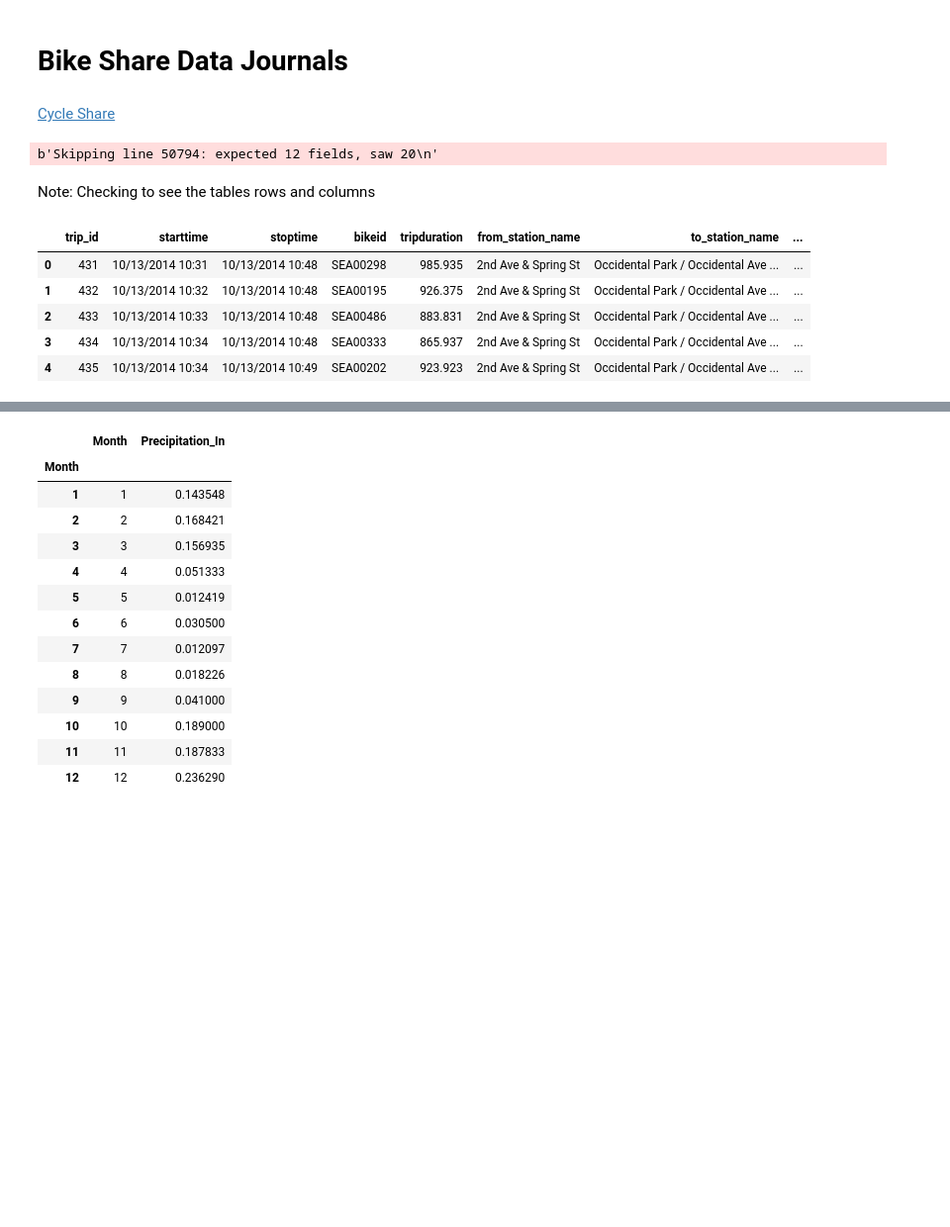
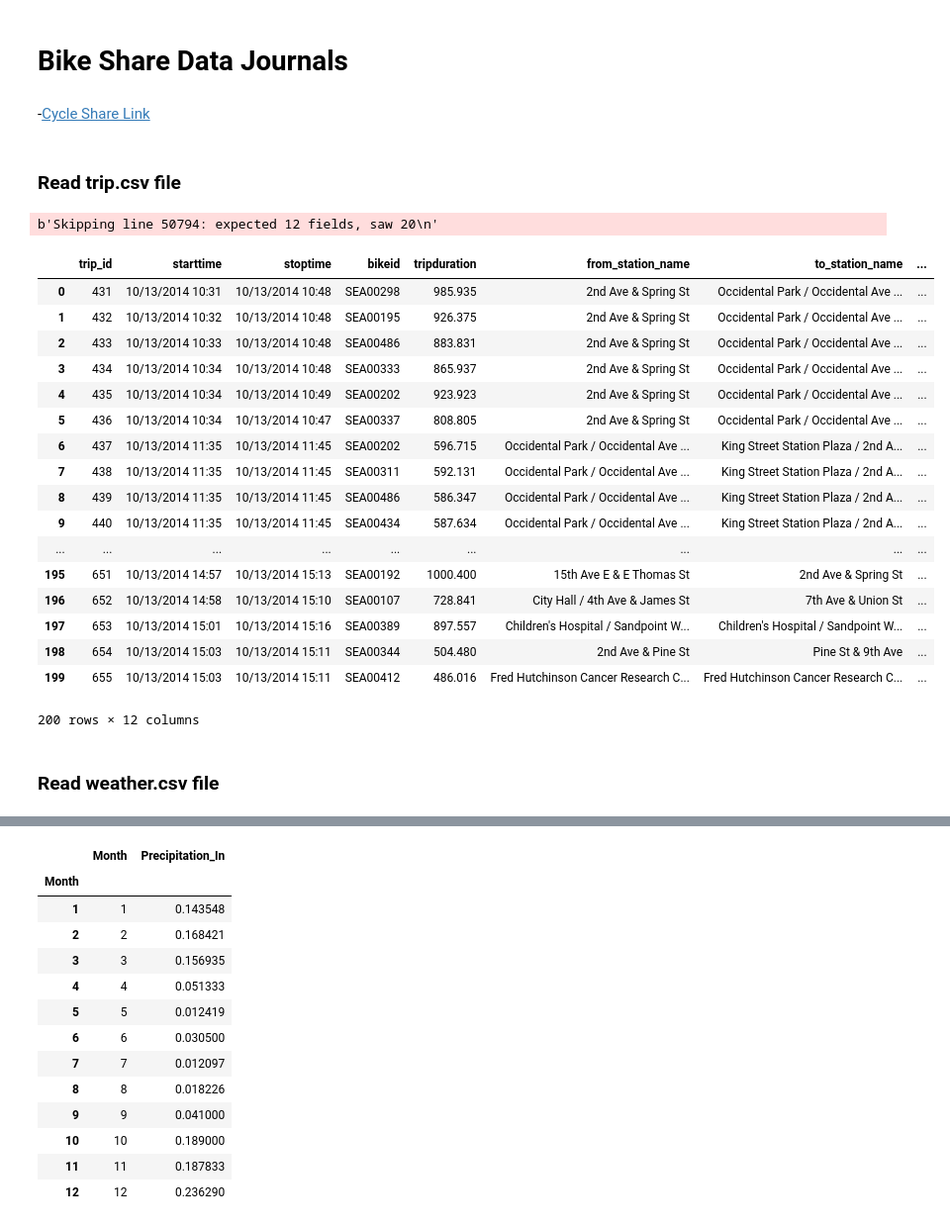
Before and after one commit to emd5/data_analysis, a Jupyter notebook: bike-stats.ipynb, the cells around one changed output, grey strips where cells are left out. Shown at 99% size. Saved outputs shown, nothing was run; the diff lists cells and outputs as text; code cells hidden in the pictures; blank space fills up the shorter version.

```diff
--- a/bike-stats.ipynb
+++ b/bike-stats.ipynb
@@ -1,7 +1,7 @@
 # %% [markdown]
 # Bike Share Data Journals
 # %% [markdown]
-[Cycle Share](https://www.kaggle.com/pronto/cycle-share-dataset)
+ -[Cycle Share Link](https://www.kaggle.com/pronto/cycle-share-dataset)
 # %%
 import pandas as pd
 import numpy as np
@@ -9,17 +9,29 @@ import datetime as dt
 import csv
+# %% [markdown]
+### Read trip.csv file
 # %%
-trip_df = pd.read_csv('./trip.csv', error_bad_lines=False, )
+trip_df = pd.read_csv('./trip.csv', error_bad_lines=False)
+trip_df.head(200)
 # %% [output]
 b'Skipping line 50794: expected 12 fields, saw 20\n'
+|  | trip_id | starttime | stoptime | bikeid | tripduration | from_station_name | to_station_name | ... |
+| 0 | 431 | 10/13/2014 10:31 | 10/13/2014 10:48 | SEA00298 | 985.935 | 2nd Ave & Spring St | Occidental Park / Occidental Ave ... | ... |
+| 1 | 432 | 10/13/2014 10:32 | 10/13/2014 10:48 | SEA00195 | 926.375 | 2nd Ave & Spring St | Occidental Park / Occidental Ave ... | ... |
+| 2 | 433 | 10/13/2014 10:33 | 10/13/2014 10:48 | SEA00486 | 883.831 | 2nd Ave & Spring St | Occidental Park / Occidental Ave ... | ... |
+| 3 | 434 | 10/13/2014 10:34 | 10/13/2014 10:48 | SEA00333 | 865.937 | 2nd Ave & Spring St | Occidental Park / Occidental Ave ... | ... |
+| 4 | 435 | 10/13/2014 10:34 | 10/13/2014 10:49 | SEA00202 | 923.923 | 2nd Ave & Spring St | Occidental Park / Occidental Ave ... | ... |
+| 5 | 436 | 10/13/2014 10:34 | 10/13/2014 10:47 | SEA00337 | 808.805 | 2nd Ave & Spring St | Occidental Park / Occidental Ave ... | ... |
+| 6 | 437 | 10/13/2014 11:35 | 10/13/2014 11:45 | SEA00202 | 596.715 | Occidental Park / Occidental Ave ... | King Street Station Plaza / 2nd A... | ... |
+| 7 | 438 | 10/13/2014 11:35 | 10/13/2014 11:45 | SEA00311 | 592.131 | Occidental Park / Occidental Ave ... | King Street Station Plaza / 2nd A... | ... |
+| 8 | 439 | 10/13/2014 11:35 | 10/13/2014 11:45 | SEA00486 | 586.347 | Occidental Park / Occidental Ave ... | King Street Station Plaza / 2nd A... | ... |
+| 9 | 440 | 10/13/2014 11:35 | 10/13/2014 11:45 | SEA00434 | 587.634 | Occidental Park / Occidental Ave ... | King Street Station Plaza / 2nd A... | ... |
+| ... | ... | ... | ... | ... | ... | ... | ... | ... |
+| 195 | 651 | 10/13/2014 14:57 | 10/13/2014 15:13 | SEA00192 | 1000.400 | 15th Ave E & E Thomas St | 2nd Ave & Spring St | ... |
+| 196 | 652 | 10/13/2014 14:58 | 10/13/2014 15:10 | SEA00107 | 728.841 | City Hall / 4th Ave & James St | 7th Ave & Union St | ... |
+| 197 | 653 | 10/13/2014 15:01 | 10/13/2014 15:16 | SEA00389 | 897.557 | Children's Hospital / Sandpoint W... | Children's Hospital / Sandpoint W... | ... |
+| 198 | 654 | 10/13/2014 15:03 | 10/13/2014 15:11 | SEA00344 | 504.480 | 2nd Ave & Pine St | Pine St & 9th Ave | ... |
+| 199 | 655 | 10/13/2014 15:03 | 10/13/2014 15:11 | SEA00412 | 486.016 | Fred Hutchinson Cancer Research C... | Fred Hutchinson Cancer Research C... | ... |
+200 rows × 12 columns
-# %% [markdown]
-Note: Checking to see the tables rows and columns
-# %%
-trip_df.head()
-# %% [output]
-|  | trip_id | starttime | stoptime | bikeid | tripduration | from_station_name | to_station_name | ... |
-| 0 | 431 | 10/13/2014 10:31 | 10/13/2014 10:48 | SEA00298 | 985.935 | 2nd Ave & Spring St | Occidental Park / Occidental Ave ... | ... |
-| 1 | 432 | 10/13/2014 10:32 | 10/13/2014 10:48 | SEA00195 | 926.375 | 2nd Ave & Spring St | Occidental Park / Occidental Ave ... | ... |
-| 2 | 433 | 10/13/2014 10:33 | 10/13/2014 10:48 | SEA00486 | 883.831 | 2nd Ave & Spring St | Occidental Park / Occidental Ave ... | ... |
-| 3 | 434 | 10/13/2014 10:34 | 10/13/2014 10:48 | SEA00333 | 865.937 | 2nd Ave & Spring St | Occidental Park / Occidental Ave ... | ... |
-| 4 | 435 | 10/13/2014 10:34 | 10/13/2014 10:49 | SEA00202 | 923.923 | 2nd Ave & Spring St | Occidental Park / Occidental Ave ... | ... |
+# %% [markdown]
+### Read weather.csv file
 # %%
```
Also changed, not shown: parts of 27 cells of this notebook.
